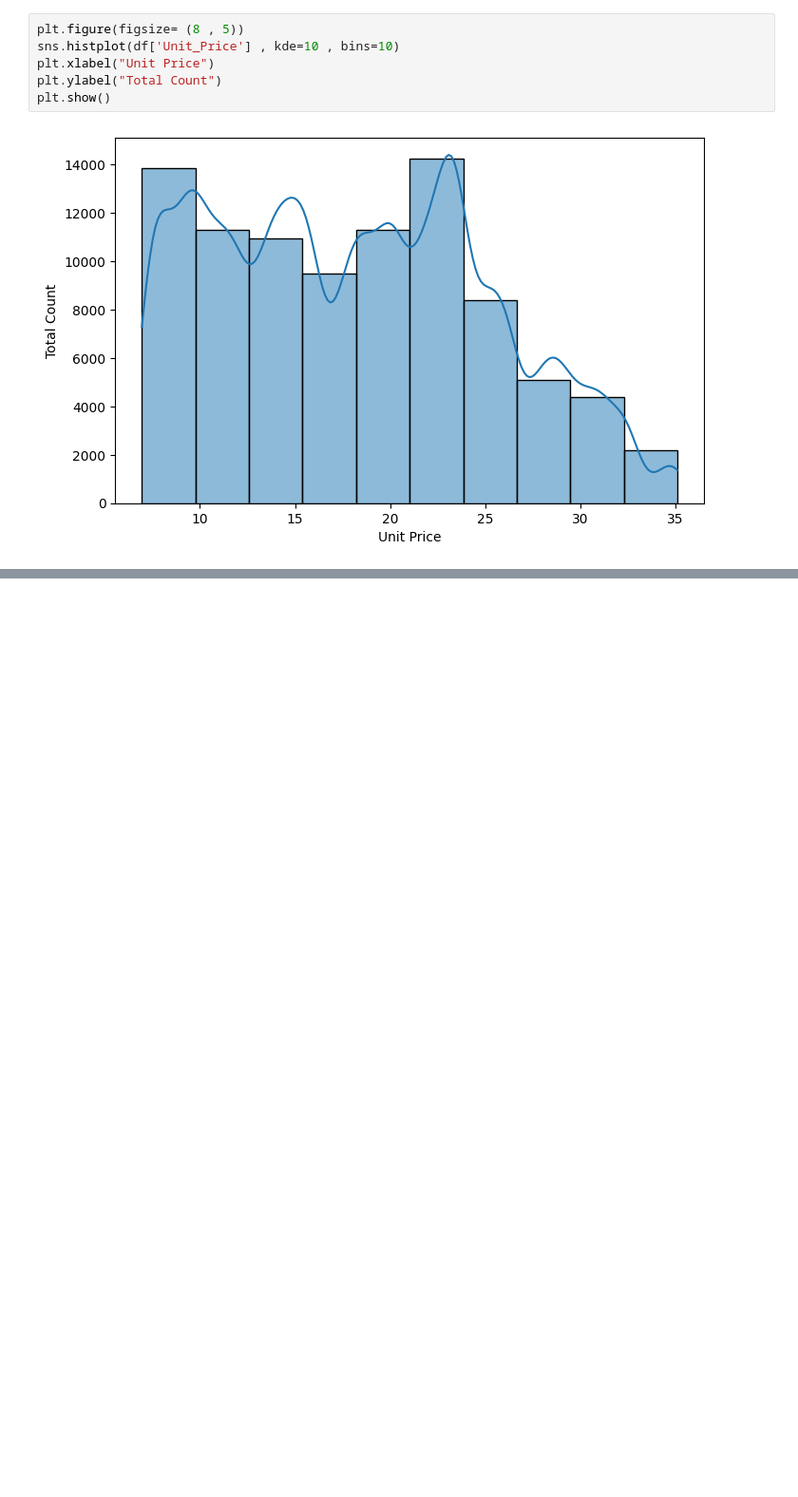
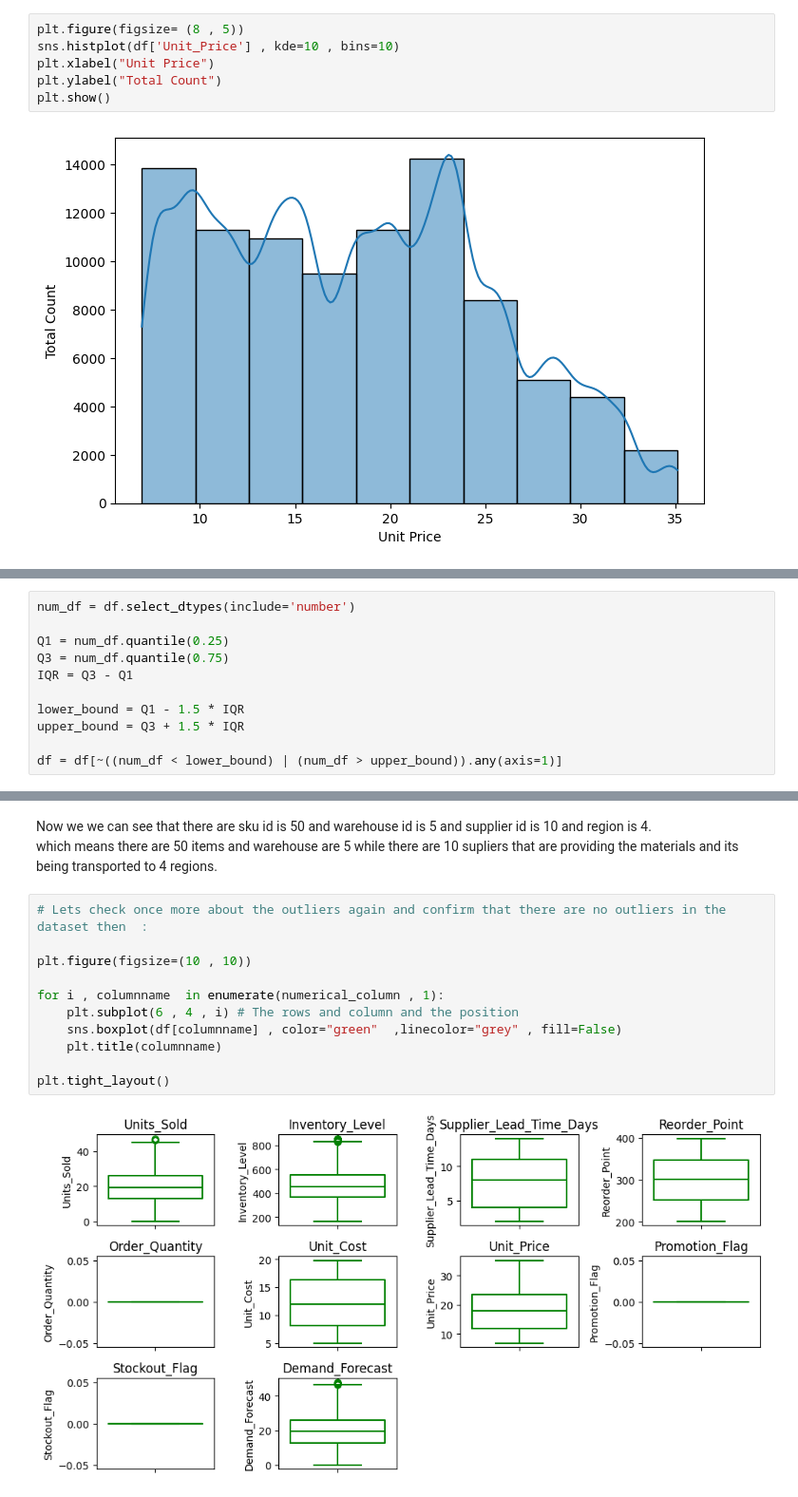
Before and after one commit to vinaypant33/supply_chain_control_tower, a Jupyter notebook: notebooks/eda.ipynb, the cells around one changed output, grey strips where cells are left out. Shown at 95% size. Saved outputs shown, nothing was run; the diff lists cells and outputs as text; blank space fills up the shorter version.

```diff
--- a/notebooks/eda.ipynb
+++ b/notebooks/eda.ipynb
@@ -165,0 +208,11 @@ plt.show()
+# %%
+num_df = df.select_dtypes(include='number')
+
+Q1 = num_df.quantile(0.25)
+Q3 = num_df.quantile(0.75)
+IQR = Q3 - Q1
+
+lower_bound = Q1 - 1.5 * IQR
+upper_bound = Q3 + 1.5 * IQR
+
+df = df[~((num_df < lower_bound) | (num_df > upper_bound)).any(axis=1)]
@@ -165,0 +261,17 @@ plt.show()
+# %% [markdown]
+Now we we can see that there are sku id is 50 and warehouse id is 5 and supplier id is 10 and region is 4.
+<br>
+which means there are 50 items and warehouse are 5 while there are 10 supliers that are providing the materials and its being transported to 4 regions.
+# %%
+# Lets check once more about the outliers again and confirm that there are no outliers in the dataset then  :
+
+plt.figure(figsize=(10 , 10))
+
+for i , columnname  in enumerate(numerical_column , 1):
+    plt.subplot(6 , 4 , i) # The rows and column and the position
+    sns.boxplot(df[columnname] , color="green"  ,linecolor="grey" , fill=False)
+    plt.title(columnname)
+
+plt.tight_layout()
+# %% [output]
+[figure, added]
```
Also changed, not shown: parts of 22 cells of this notebook.
